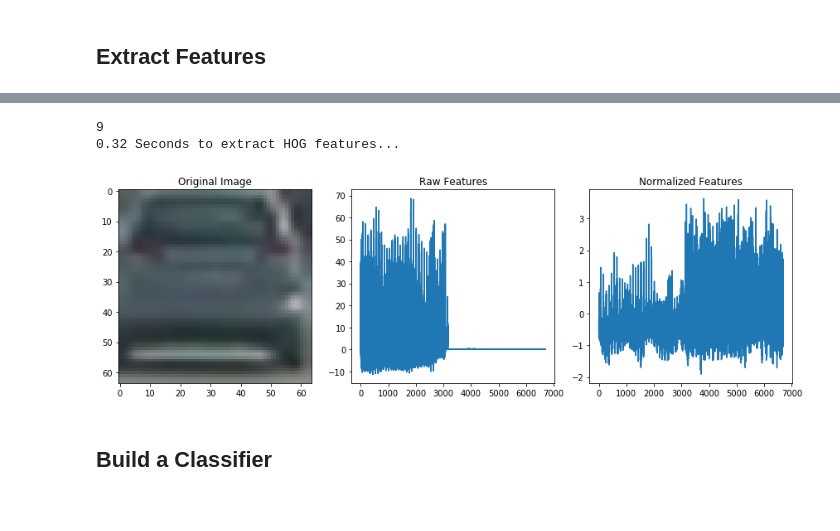
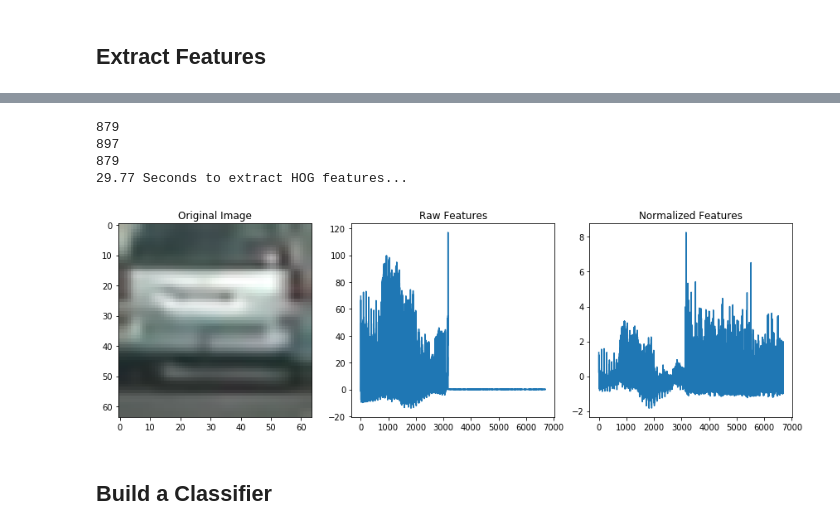
Before and after one commit to Maesla/Vehicle-Detection, a Jupyter notebook: vehicle_detection.ipynb, the cells around one changed output, grey strips where cells are left out. Cells and saved outputs as stored; diff of their text form; code cells hidden in the pictures.

Commit message:
- Vehicle Detector

```diff
--- a/vehicle_detection.ipynb
+++ b/vehicle_detection.ipynb
@@ -178,4 +174,12 @@ class Feature_extractor():
 # %%
+import numpy as np
+
+def images_load_subset(images_path, subset):
+    img_len = len(images_path)
+    subset = np.clip(subset, 0, 1)
+    new_len = img_len*subset
+    new_len = int(round(new_len))
+    return images_path[:new_len]
 
 
 def extract_features(img_paths, extrator):
@@ -198,6 +202,12 @@ import time
 from sklearn.preprocessing import StandardScaler
 
 %matplotlib inline
+
+new_vehicle_images_path = images_load_subset(vehicle_img_path, 0.1)
+new_non_vehicle_images_path = images_load_subset(non_vehicle_img_path, 0.1)
+
+print(len(new_vehicle_images_path))
+print(len(new_non_vehicle_images_path))
 
 test_image = mpimg.imread(vehicle_img_path[0])
 #print(test_image)
@@ -235,36 +245,38 @@ scaled_X = X_scaler.transform(X)
 #scaled_X = X_scaler.transform(X)
 #print(X)
 #plt.plot(r)
 
 t2 = time.time()
 print(round(t2-t, 2), 'Seconds to extract HOG features...')
 
 if len(car_features) > 0:
     # Create an array stack of feature vectors
     X = np.vstack((car_features, notcar_features)).astype(np.float64)
     # Fit a per-column scaler
     X_scaler = StandardScaler().fit(X)
     # Apply the scaler to X
     scaled_X = X_scaler.transform(X)
     car_ind = np.random.randint(0, len_car_images)
     # Plot an example of raw and scaled features
     fig = plt.figure(figsize=(12,4))
     plt.subplot(131)
     plt.imshow(mpimg.imread(new_vehicle_images_path[car_ind]))
     plt.title('Original Image')
     plt.subplot(132)
     plt.plot(X[car_ind])
     plt.title('Raw Features')
     plt.subplot(133)
     plt.plot(scaled_X[car_ind])
     plt.title('Normalized Features')
     fig.tight_layout()
 else:
     print('Your function only returns empty feature vectors...')
 # %% [output]
-9
-0.32 Seconds to extract HOG features...
+879
+897
+879
+29.77 Seconds to extract HOG features...
-[figure, old version]
+[figure, new version]
 # %% [markdown]
 ## Build a Classifier
 # %%
```
Also changed, not shown: parts of 8 cells of this notebook.
